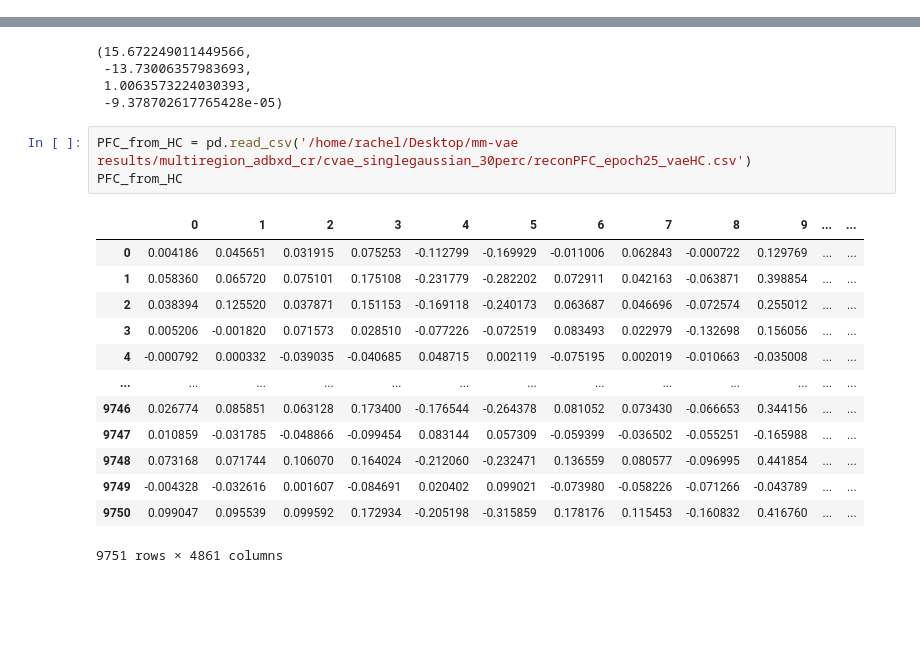
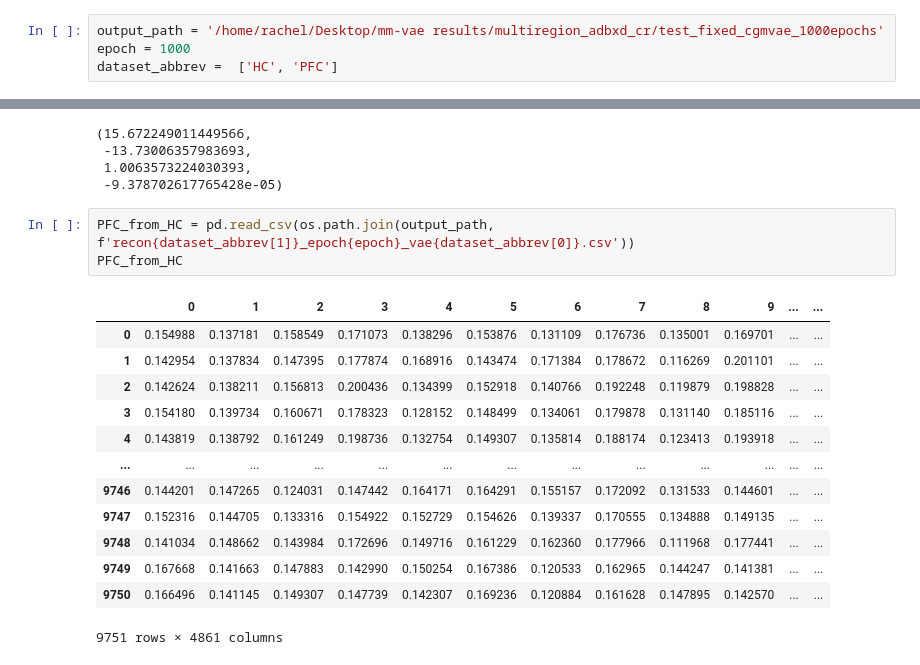
Before and after one commit to draeloslab/mm-vae, a Jupyter notebook: examine_reconstructions.ipynb, the cells around one changed output, grey strips where cells are left out. Drawn from its saved outputs; the diff is of its cells as text; blank space fills up the shorter version.

```diff
--- a/examine_reconstructions.ipynb
+++ b/examine_reconstructions.ipynb
@@ -3,5 +5,9 @@ import pandas as pd
 import numpy as np
 import matplotlib.pyplot as plt
+# %%
+output_path = '/home/rachel/Desktop/mm-vae results/multiregion_adbxd_cr/test_fixed_cgmvae_1000epochs'
+epoch = 1000
+dataset_abbrev =  ['HC', 'PFC']
 # %%
 input_data = pd.read_csv('/home/rachel/Desktop/mm-vae data/multiregion_adbxd_cr/hc_pfc_adbxd_paired_30perc.csv')
 input_data
@@ -66,19 +40,19 @@ np.max(input_data.iloc[:, 4842+10:-11]), np.min(input_data.iloc[:, 4842+10:-11])
  1.0063573224030393,
  -9.378702617765428e-05)
 # %%
-PFC_from_HC = pd.read_csv('/home/rachel/Desktop/mm-vae results/multiregion_adbxd_cr/cvae_singlegaussian_30perc/reconPFC_epoch25_vaeHC.csv')
+PFC_from_HC = pd.read_csv(os.path.join(output_path, f'recon{dataset_abbrev[1]}_epoch{epoch}_vae{dataset_abbrev[0]}.csv'))
 PFC_from_HC
 # %% [output]
 |  | 0 | 1 | 2 | 3 | 4 | 5 | 6 | 7 | 8 | 9 | ... | ... |
-| 0 | 0.004186 | 0.045651 | 0.031915 | 0.075253 | -0.112799 | -0.169929 | -0.011006 | 0.062843 | -0.000722 | 0.129769 | ... | ... |
-| 1 | 0.058360 | 0.065720 | 0.075101 | 0.175108 | -0.231779 | -0.282202 | 0.072911 | 0.042163 | -0.063871 | 0.398854 | ... | ... |
-| 2 | 0.038394 | 0.125520 | 0.037871 | 0.151153 | -0.169118 | -0.240173 | 0.063687 | 0.046696 | -0.072574 | 0.255012 | ... | ... |
-| 3 | 0.005206 | -0.001820 | 0.071573 | 0.028510 | -0.077226 | -0.072519 | 0.083493 | 0.022979 | -0.132698 | 0.156056 | ... | ... |
-| 4 | -0.000792 | 0.000332 | -0.039035 | -0.040685 | 0.048715 | 0.002119 | -0.075195 | 0.002019 | -0.010663 | -0.035008 | ... | ... |
+| 0 | 0.154988 | 0.137181 | 0.158549 | 0.171073 | 0.138296 | 0.153876 | 0.131109 | 0.176736 | 0.135001 | 0.169701 | ... | ... |
+| 1 | 0.142954 | 0.137834 | 0.147395 | 0.177874 | 0.168916 | 0.143474 | 0.171384 | 0.178672 | 0.116269 | 0.201101 | ... | ... |
+| 2 | 0.142624 | 0.138211 | 0.156813 | 0.200436 | 0.134399 | 0.152918 | 0.140766 | 0.192248 | 0.119879 | 0.198828 | ... | ... |
+| 3 | 0.154180 | 0.139734 | 0.160671 | 0.178323 | 0.128152 | 0.148499 | 0.134061 | 0.179878 | 0.131140 | 0.185116 | ... | ... |
+| 4 | 0.143819 | 0.138792 | 0.161249 | 0.198736 | 0.132754 | 0.149307 | 0.135814 | 0.188174 | 0.123413 | 0.193918 | ... | ... |
 | ... | ... | ... | ... | ... | ... | ... | ... | ... | ... | ... | ... | ... |
-| 9746 | 0.026774 | 0.085851 | 0.063128 | 0.173400 | -0.176544 | -0.264378 | 0.081052 | 0.073430 | -0.066653 | 0.344156 | ... | ... |
-| 9747 | 0.010859 | -0.031785 | -0.048866 | -0.099454 | 0.083144 | 0.057309 | -0.059399 | -0.036502 | -0.055251 | -0.165988 | ... | ... |
-| 9748 | 0.073168 | 0.071744 | 0.106070 | 0.164024 | -0.212060 | -0.232471 | 0.136559 | 0.080577 | -0.096995 | 0.441854 | ... | ... |
-| 9749 | -0.004328 | -0.032616 | 0.001607 | -0.084691 | 0.020402 | 0.099021 | -0.073980 | -0.058226 | -0.071266 | -0.043789 | ... | ... |
-| 9750 | 0.099047 | 0.095539 | 0.099592 | 0.172934 | -0.205198 | -0.315859 | 0.178176 | 0.115453 | -0.160832 | 0.416760 | ... | ... |
+| 9746 | 0.144201 | 0.147265 | 0.124031 | 0.147442 | 0.164171 | 0.164291 | 0.155157 | 0.172092 | 0.131533 | 0.144601 | ... | ... |
+| 9747 | 0.152316 | 0.144705 | 0.133316 | 0.154922 | 0.152729 | 0.154626 | 0.139337 | 0.170555 | 0.134888 | 0.149135 | ... | ... |
+| 9748 | 0.141034 | 0.148662 | 0.143984 | 0.172696 | 0.149716 | 0.161229 | 0.162360 | 0.177966 | 0.111968 | 0.177441 | ... | ... |
+| 9749 | 0.167668 | 0.141663 | 0.147883 | 0.142990 | 0.150254 | 0.167386 | 0.120533 | 0.162965 | 0.144247 | 0.141381 | ... | ... |
+| 9750 | 0.166496 | 0.141145 | 0.149307 | 0.147739 | 0.142307 | 0.169236 | 0.120884 | 0.161628 | 0.147895 | 0.142570 | ... | ... |
 9751 rows × 4861 columns
```
Also changed, not shown: parts of 36 cells of this notebook, 21 other files.
